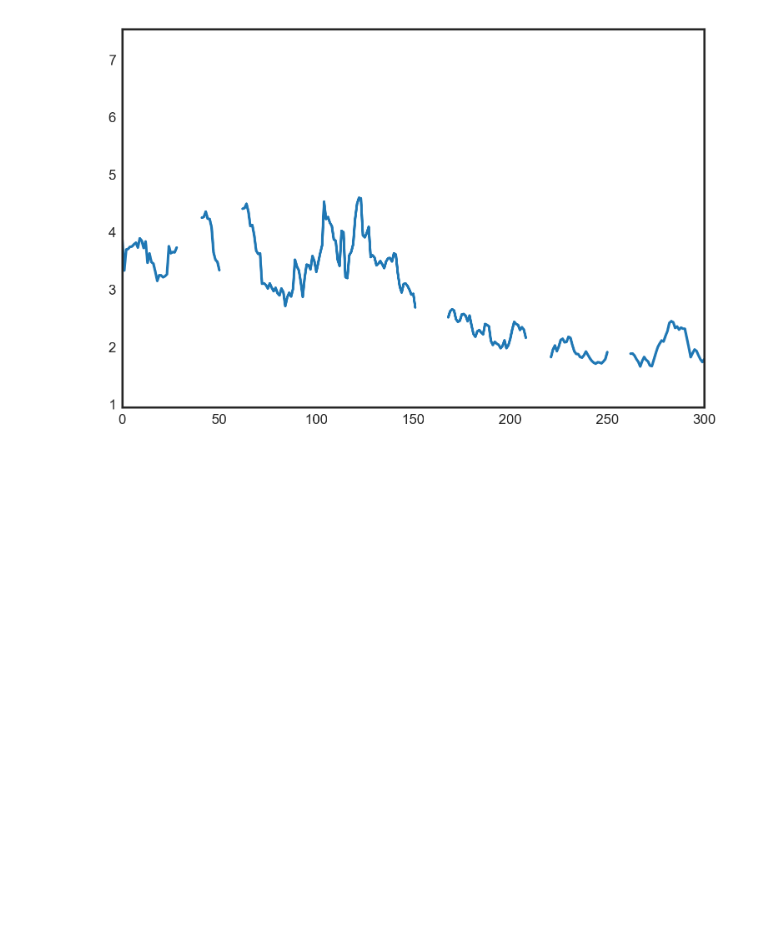
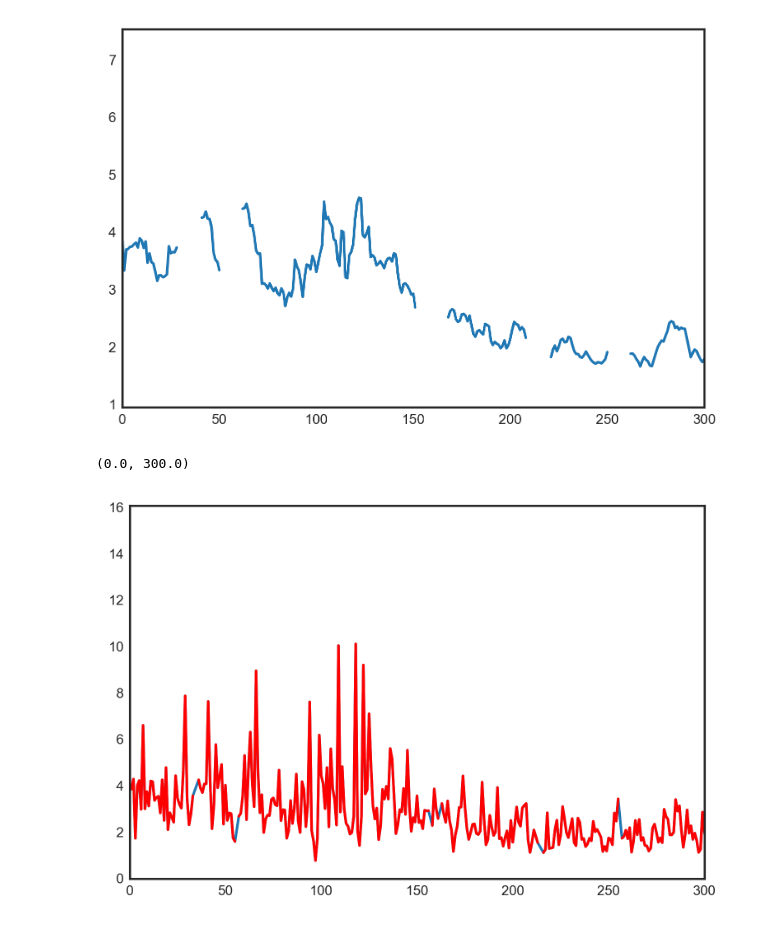
Before and after one commit to sdam-au/coins, a Jupyter notebook: scripts/4_deities_temporal_explorations.ipynb, the cells around one changed output. Saved outputs shown, nothing was run; the diff lists cells and outputs as text; code cells hidden in the pictures; blank space fills up the shorter version.

```diff
--- a/scripts/4_deities_temporal_explorations.ipynb
+++ b/scripts/4_deities_temporal_explorations.ipynb
@@ -298,3 +372,13 @@ ax.set_xlim(0,300)
 # %% [output]
 (0.0, 300.0)
 [figure]
+# %%
+pnas['pollution_interpol'] = pnas['pollution'].interpolate()
+# %%
+fig, ax = plt.subplots()
+ax.plot(pnas["date"], pnas["pollution_interpol"])
+ax.plot(pnas["date"], pnas["pollution"], color="red")
+ax.set_xlim(0, 300)
+# %% [output]
+(0.0, 300.0)
+[figure, added]
```
Also changed, not shown: parts of 23 cells of this notebook, 2 other files.
